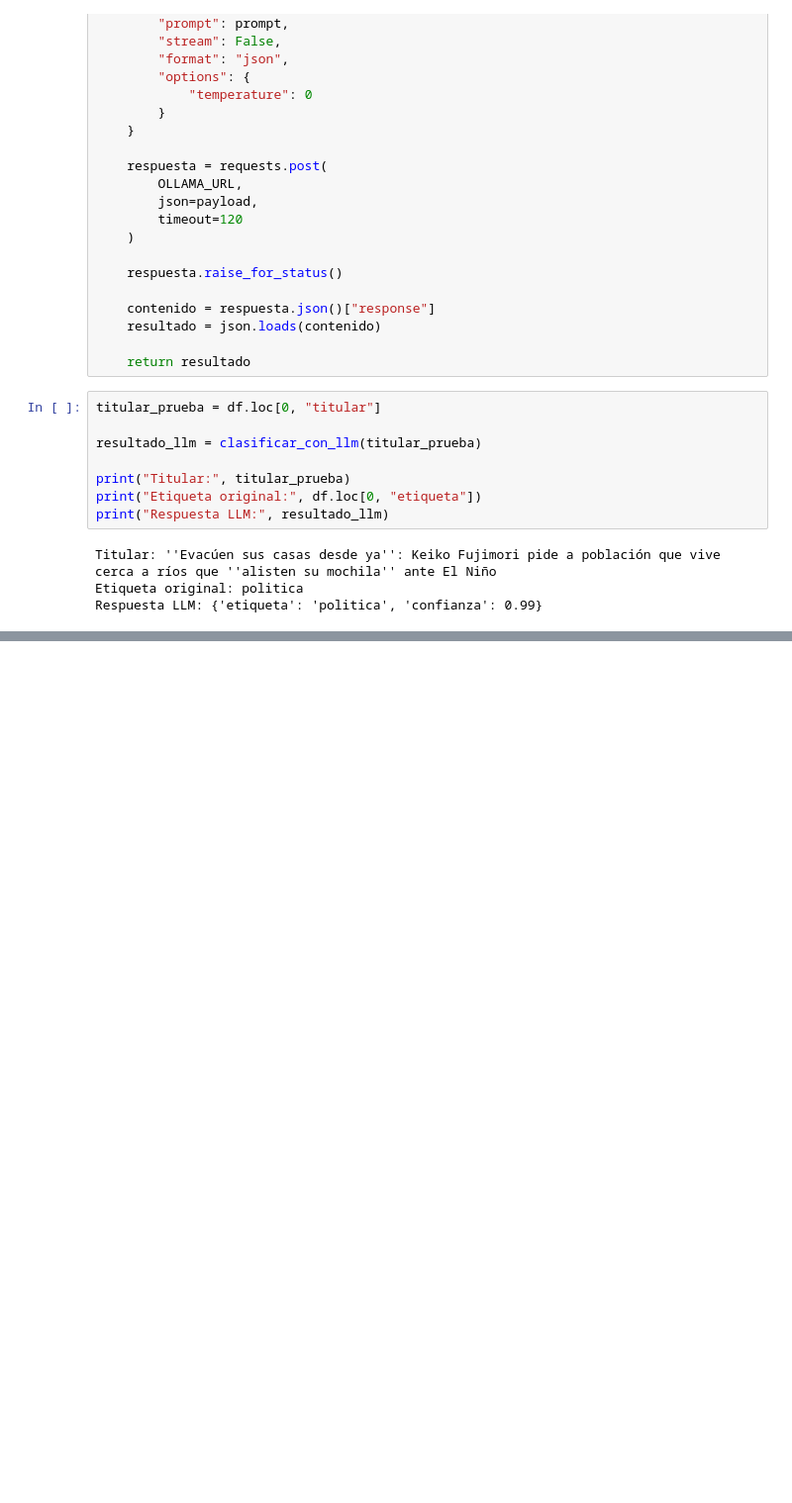
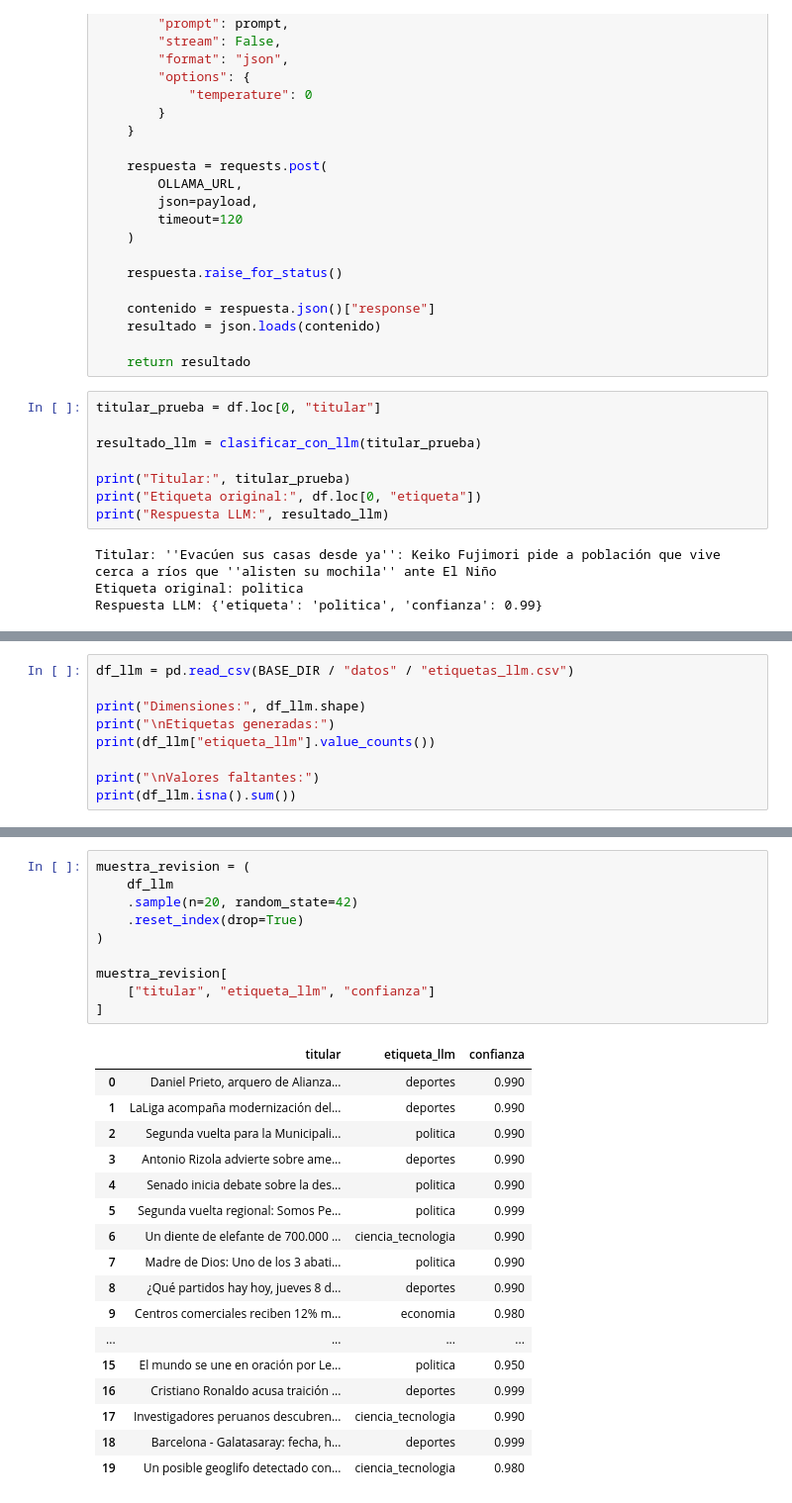
Before and after one commit to alvarorubencarhuamaca/python_intermedio_qlab, a Jupyter notebook: tarea_1/02_clasificacion.ipynb, the cells around one changed output, grey strips where cells are left out. Shown at 99% size. Drawn from its saved outputs; the diff is of its cells as text; blank space fills up the shorter version.

Commit message:
feat: completa etiquetado llm y auditoria humana refs #2

```diff
--- a/tarea_1/02_clasificacion.ipynb
+++ b/tarea_1/02_clasificacion.ipynb
@@ -256,0 +348,9 @@ Respuesta LLM: {'etiqueta': 'politica', 'confianza': 0.99}
+# %%
+df_llm = pd.read_csv(BASE_DIR / "datos" / "etiquetas_llm.csv")
+
+print("Dimensiones:", df_llm.shape)
+print("\nEtiquetas generadas:")
+print(df_llm["etiqueta_llm"].value_counts())
+
+print("\nValores faltantes:")
+print(df_llm.isna().sum())
@@ -256,0 +380,28 @@ Respuesta LLM: {'etiqueta': 'politica', 'confianza': 0.99}
+# %%
+muestra_revision = (
+    df_llm
+    .sample(n=20, random_state=42)
+    .reset_index(drop=True)
+)
+
+muestra_revision[
+    ["titular", "etiqueta_llm", "confianza"]
+]
+# %% [output]
+|  | titular | etiqueta_llm | confianza |
+| 0 | Daniel Prieto, arquero de Alianza... | deportes | 0.990 |
+| 1 | LaLiga acompaña modernización del... | deportes | 0.990 |
+| 2 | Segunda vuelta para la Municipali... | politica | 0.990 |
+| 3 | Antonio Rizola advierte sobre ame... | deportes | 0.990 |
+| 4 | Senado inicia debate sobre la des... | politica | 0.990 |
+| 5 | Segunda vuelta regional: Somos Pe... | politica | 0.999 |
+| 6 | Un diente de elefante de 700.000 ... | ciencia_tecnologia | 0.990 |
+| 7 | Madre de Dios: Uno de los 3 abati... | politica | 0.990 |
+| 8 | ¿Qué partidos hay hoy, jueves 8 d... | deportes | 0.990 |
+| 9 | Centros comerciales reciben 12% m... | economia | 0.980 |
+| ... | ... | ... | ... |
+| 15 | El mundo se une en oración por Le... | politica | 0.950 |
+| 16 | Cristiano Ronaldo acusa traición ... | deportes | 0.999 |
+| 17 | Investigadores peruanos descubren... | ciencia_tecnologia | 0.990 |
+| 18 | Barcelona - Galatasaray: fecha, h... | deportes | 0.999 |
+| 19 | Un posible geoglifo detectado con... | ciencia_tecnologia | 0.980 |
```
Also changed, not shown: parts of 7 cells of this notebook.
